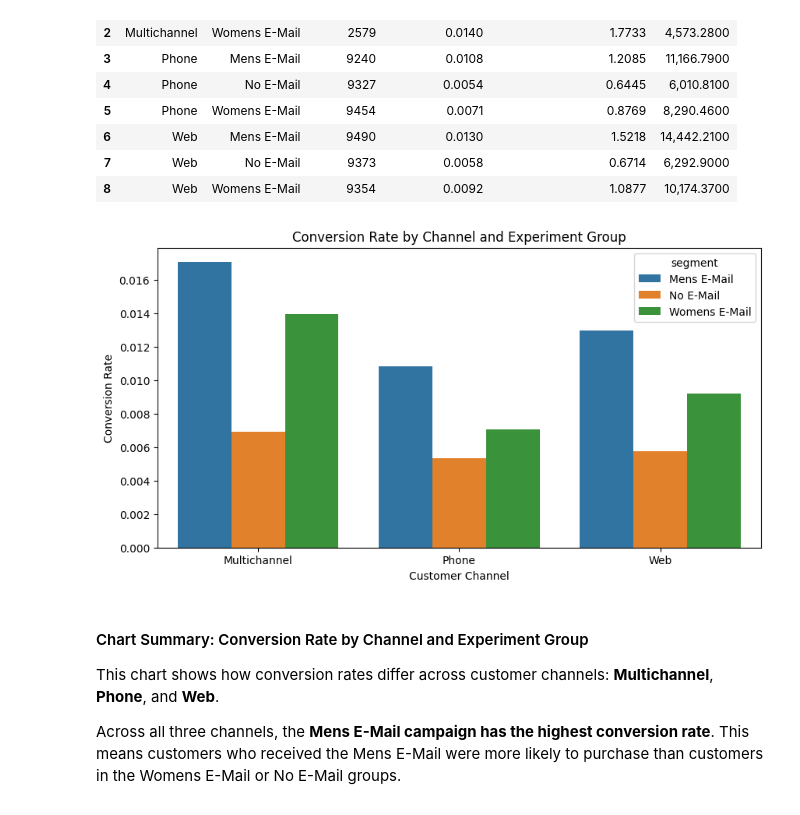
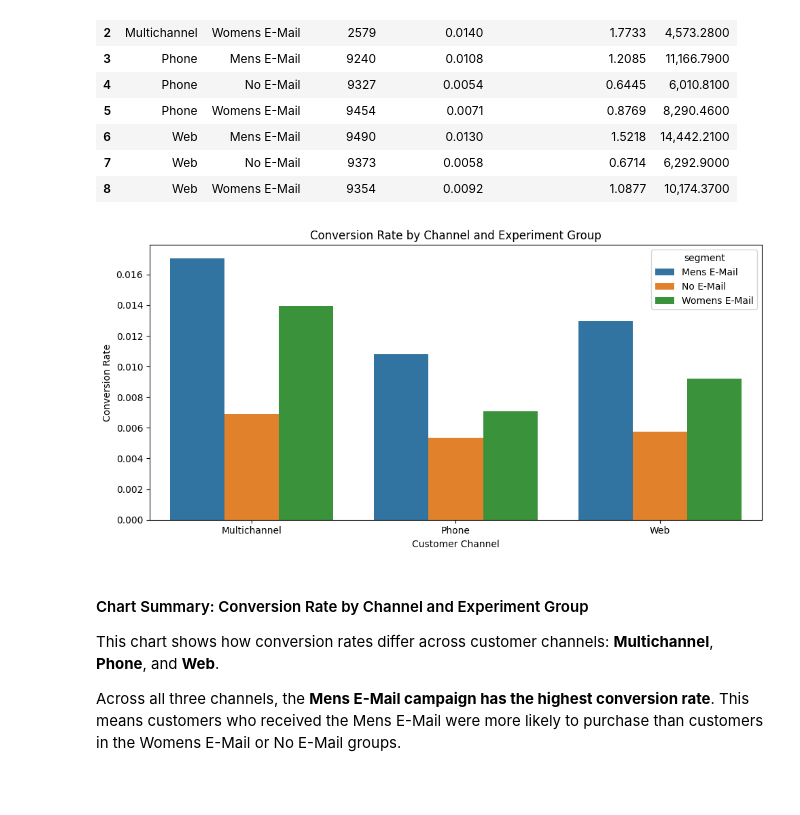
Before and after one commit to Phiziics/Product_ml, a Jupyter notebook: ab_testing/hillstrom-ab-testing/notebooks/01_data_understanding.ipynb, the cells around one changed output. Cells and saved outputs as stored; diff of their text form; code cells hidden in the pictures.

```diff
--- a/ab_testing/hillstrom-ab-testing/notebooks/01_data_understanding.ipynb
+++ b/ab_testing/hillstrom-ab-testing/notebooks/01_data_understanding.ipynb
@@ -570,19 +572,21 @@ channel_summary
 # %%
 # Visualize conversion rate by channel and experiment group
 plt.figure(figsize=(10, 5))
 sns.barplot(
     data=channel_summary,
     x="channel",
     y="conversion_rate",
     hue="segment",
     errorbar=None
 )
 plt.title("Conversion Rate by Channel and Experiment Group")
 plt.xlabel("Customer Channel")
 plt.ylabel("Conversion Rate")
+plt.tight_layout()
+plt.savefig("../reports/figures/conversion_rate_by_channel.png", dpi=300)
 plt.show()
 # %% [output]
-[figure, old version]
+[figure, new version]
 # %% [markdown]
 #### Chart Summary: Conversion Rate by Channel and Experiment Group
 
```
Also changed, not shown: parts of 10 cells of this notebook, 5 other files.
